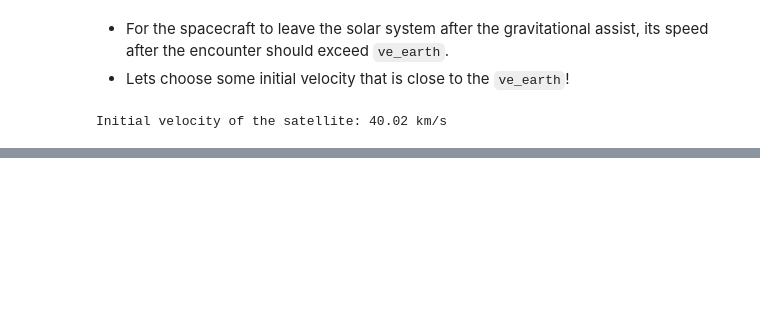
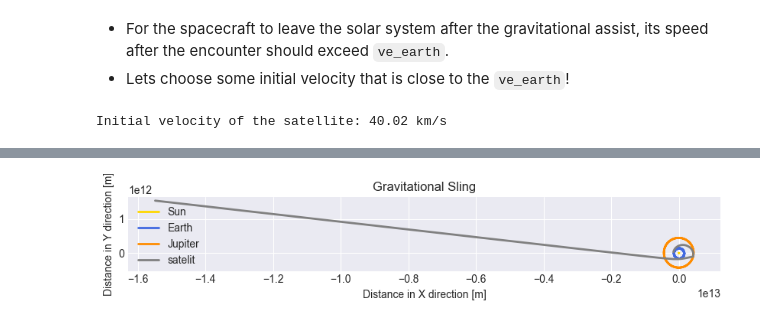
Before and after one commit to Fluntin/Numerical-Methods-ODE, a Jupyter notebook: ODE_Projekt_VillimPrpic.ipynb, the cells around one changed output, grey strips where cells are left out. Cells and saved outputs as stored; diff of their text form; code cells hidden in the pictures; blank space fills up the shorter version.

Commit message:
celestial_machine

```diff
--- a/ODE_Projekt_VillimPrpic.ipynb
+++ b/ODE_Projekt_VillimPrpic.ipynb
@@ -1787,0 +1639,5 @@ plt.show()
+# %%
+#Space Contstants
+G = 6.67428e-11 # gravitational constant in m^3 kg^-1 s^-2
+AU = 1496e8 # 1 AU in meters
+#SCALE = 100 / AU # Scale everything down by this factor
@@ -1787,0 +1715,78 @@ plt.show()
+# %%
+import matplotlib.pyplot as plt
+
+#Sun
+M_Sun=1.98892e30
+position_sun_x=0
+position_sun_y=0
+velocity_sun_x=0
+velocity_sun_y=0
+
+#Earth
+M_Earth=5.9742e24
+position_earth_x=-1*AU
+position_earth_y=0
+velocity_earth_x=0
+velocity_earth_y=29783
+
+#Juiter
+M_Jupiter=1.89813e27
+position_jupiter_x=0
+position_jupiter_y=3*AU
+velocity_jupiter_x=17020
+velocity_jupiter_y=0
+
+#-------------------------------------------------------------------------------------------------------
+#Satelit
+M_Satelit=1e3 #Typically in the range of 2,000 kg to 6,000 kg. => 1e3
+position_satelit_x=-1.1*AU
+position_satelit_y=0
+velocity_satelit_x=0
+
+# Just to demostrate how sesitive this is; 34000 works great but escape_velocity_satelit*0.80708=33999.82290871171 does not work that well...
+#velocity_satelit_y=escape_velocity_satelit*0.80708  #34000
+def escape_velocity(M, r):
+    return np.sqrt(2*G*M/r)
+
+escape_velocity_satelit = escape_velocity(M_Sun, AU)
+print(escape_velocity_satelit*0.80708)
+
+velocity_satelit_y=34000
+#-------------------------------------------------------------------------------------------------------
+
+Sun = {'id': 'Sun', 'mass': M_Sun, 'position_x': position_sun_x, 'position_y': position_sun_y, 'velocity_x': velocity_sun_x, 'velocity_y': velocity_sun_y}
+Earth = {'id': 'Earth', 'mass': M_Earth, 'position_x': position_earth_x, 'position_y':  position_earth_y, 'velocity_x': velocity_earth_x, 'velocity_y': velocity_earth_y}
+Jupiter = {'id': 'Jupiter', 'mass': M_Jupiter, 'position_x': position_jupiter_x, 'position_y': position_jupiter_y, 'velocity_x': velocity_jupiter_x, 'velocity_y': velocity_jupiter_y}
+Satelit = {'id': 'satelit', 'mass': M_Satelit, 'position_x': position_satelit_x, 'position_y': position_satelit_y, 'velocity_x': velocity_satelit_x, 'velocity_y': velocity_satelit_y}
+
+#-------------------------------------------------------------------------------------------------------
+
+orbits = celestial_machine([Sun, Earth, Jupiter, Satelit])
+
+#-------------------------------------------------------------------------------------------------------
+# Plotting
+# Define a color map for the bodies
+color_map = {
+    'Sun': 'gold',
+    'Earth': 'royalblue',
+    'Jupiter': 'darkorange',
+    'satelit': 'gray'
+}
+
+# Increase the size of the figure
+plt.figure(figsize=(10, 10))
+
+# Use a different style
+plt.style.use('seaborn-darkgrid')
+
+for body, trajectory in orbits.items():
+    plt.plot(trajectory['x'], trajectory['y'], label=body, color=color_map[body], linewidth=2)
+
+plt.xlabel('Distance in X direction [m]')
+plt.ylabel('Distance in Y direction [m]')
+plt.gca().set_aspect('equal')
+plt.legend()
+plt.grid(True)
+plt.title('Gravitational Sling')
+plt.show()
+# %% [output]
@@ -1787,0 +1794 @@ plt.show()
+[figure, added]
```
Also changed, not shown: parts of 23 cells of this notebook.
